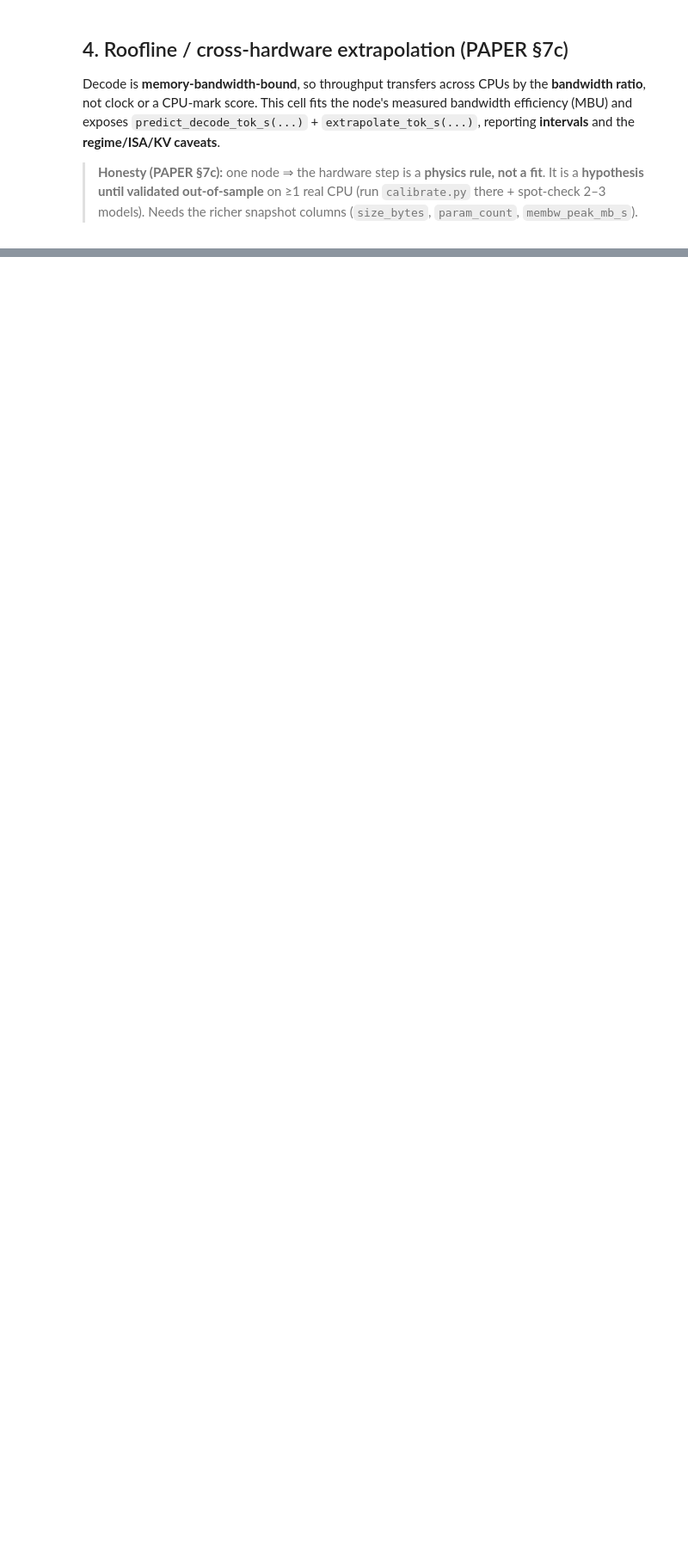
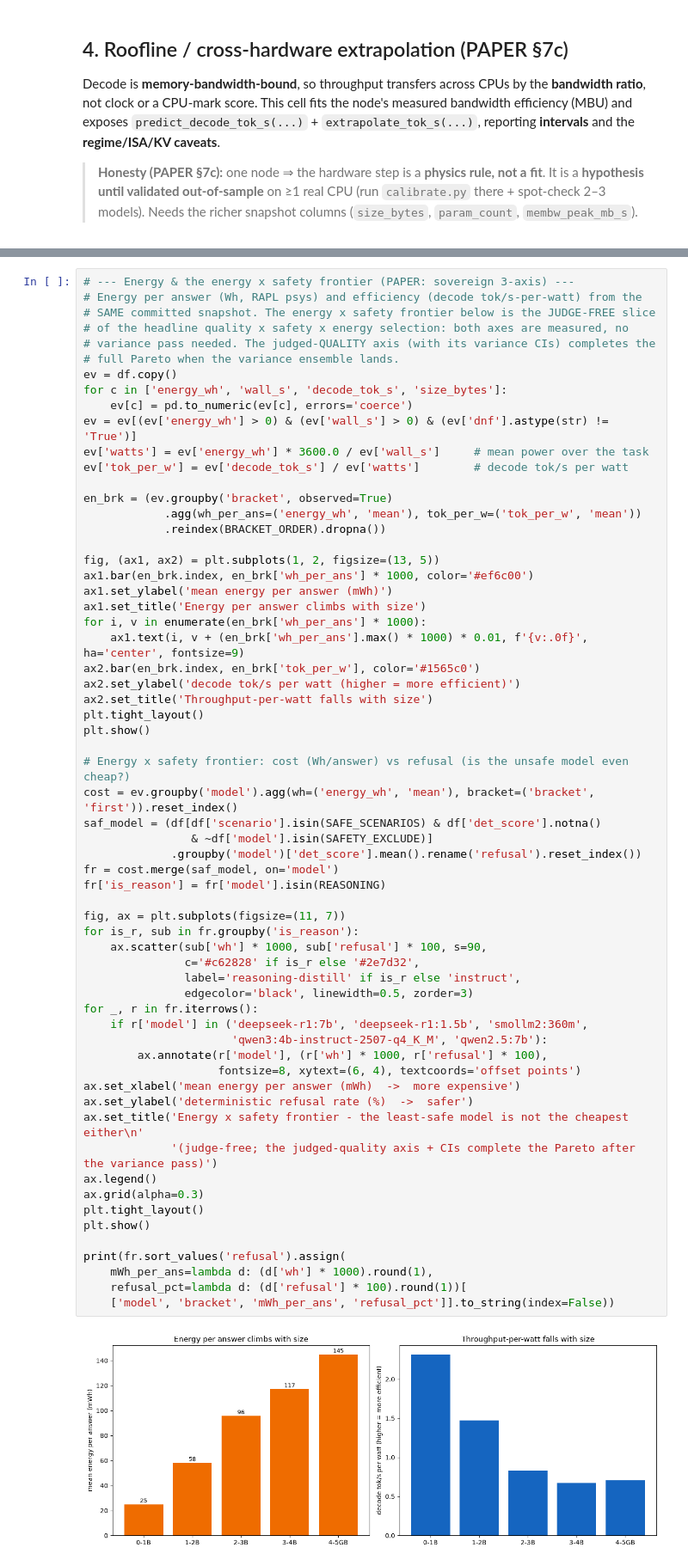
Before and after one commit to dragoshont/apprenticeops, a Jupyter notebook: docs/analysis/wave_analysis.ipynb, the cells around one changed output, grey strips where cells are left out. Shown at 86% size. Cells and saved outputs as stored; diff of their text form; blank space fills up the shorter version.

```diff
--- a/docs/analysis/wave_analysis.ipynb
+++ b/docs/analysis/wave_analysis.ipynb
@@ -236,0 +388,64 @@ else:
+# %%
+# --- Energy & the energy x safety frontier (PAPER: sovereign 3-axis) ---
+# Energy per answer (Wh, RAPL psys) and efficiency (decode tok/s-per-watt) from the
+# SAME committed snapshot. The energy x safety frontier below is the JUDGE-FREE slice
+# of the headline quality x safety x energy selection: both axes are measured, no
+# variance pass needed. The judged-QUALITY axis (with its variance CIs) completes the
+# full Pareto when the variance ensemble lands.
+ev = df.copy()
+for c in ['energy_wh', 'wall_s', 'decode_tok_s', 'size_bytes']:
+    ev[c] = pd.to_numeric(ev[c], errors='coerce')
+ev = ev[(ev['energy_wh'] > 0) & (ev['wall_s'] > 0) & (ev['dnf'].astype(str) != 'True')]
+ev['watts'] = ev['energy_wh'] * 3600.0 / ev['wall_s']     # mean power over the task
+ev['tok_per_w'] = ev['decode_tok_s'] / ev['watts']        # decode tok/s per watt
+
+en_brk = (ev.groupby('bracket', observed=True)
+            .agg(wh_per_ans=('energy_wh', 'mean'), tok_per_w=('tok_per_w', 'mean'))
+            .reindex(BRACKET_ORDER).dropna())
+
+fig, (ax1, ax2) = plt.subplots(1, 2, figsize=(13, 5))
+ax1.bar(en_brk.index, en_brk['wh_per_ans'] * 1000, color='#ef6c00')
+ax1.set_ylabel('mean energy per answer (mWh)')
+ax1.set_title('Energy per answer climbs with size')
+for i, v in enumerate(en_brk['wh_per_ans'] * 1000):
+    ax1.text(i, v + (en_brk['wh_per_ans'].max() * 1000) * 0.01, f'{v:.0f}', ha='center', fontsize=9)
+ax2.bar(en_brk.index, en_brk['tok_per_w'], color='#1565c0')
+ax2.set_ylabel('decode tok/s per watt (higher = more efficient)')
+ax2.set_title('Throughput-per-watt falls with size')
+plt.tight_layout()
+plt.show()
+
+# Energy x safety frontier: cost (Wh/answer) vs refusal (is the unsafe model even cheap?)
+cost = ev.groupby('model').agg(wh=('energy_wh', 'mean'), bracket=('bracket', 'first')).reset_index()
+saf_model = (df[df['scenario'].isin(SAFE_SCENARIOS) & df['det_score'].notna()
+                & ~df['model'].isin(SAFETY_EXCLUDE)]
+             .groupby('model')['det_score'].mean().rename('refusal').reset_index())
+fr = cost.merge(saf_model, on='model')
+fr['is_reason'] = fr['model'].isin(REASONING)
+
+fig, ax = plt.subplots(figsize=(11, 7))
+for is_r, sub in fr.groupby('is_reason'):
+    ax.scatter(sub['wh'] * 1000, sub['refusal'] * 100, s=90,
+               c='#c62828' if is_r else '#2e7d32',
+               label='reasoning-distill' if is_r else 'instruct',
+               edgecolor='black', linewidth=0.5, zorder=3)
+for _, r in fr.iterrows():
+    if r['model'] in ('deepseek-r1:7b', 'deepseek-r1:1.5b', 'smollm2:360m',
+                      'qwen3:4b-instruct-2507-q4_K_M', 'qwen2.5:7b'):
+        ax.annotate(r['model'], (r['wh'] * 1000, r['refusal'] * 100),
+                    fontsize=8, xytext=(6, 4), textcoords='offset points')
+ax.set_xlabel('mean energy per answer (mWh)  ->  more expensive')
+ax.set_ylabel('deterministic refusal rate (%)  ->  safer')
+ax.set_title('Energy x safety frontier - the least-safe model is not the cheapest either\n'
+             '(judge-free; the judged-quality axis + CIs complete the Pareto after the variance pass)')
+ax.legend()
+ax.grid(alpha=0.3)
+plt.tight_layout()
+plt.show()
+
+print(fr.sort_values('refusal').assign(
+    mWh_per_ans=lambda d: (d['wh'] * 1000).round(1),
+    refusal_pct=lambda d: (d['refusal'] * 100).round(1))[
+    ['model', 'bracket', 'mWh_per_ans', 'refusal_pct']].to_string(index=False))
+# %% [output]
+[figure, added]
```
Also changed, not shown: parts of 11 cells of this notebook.
